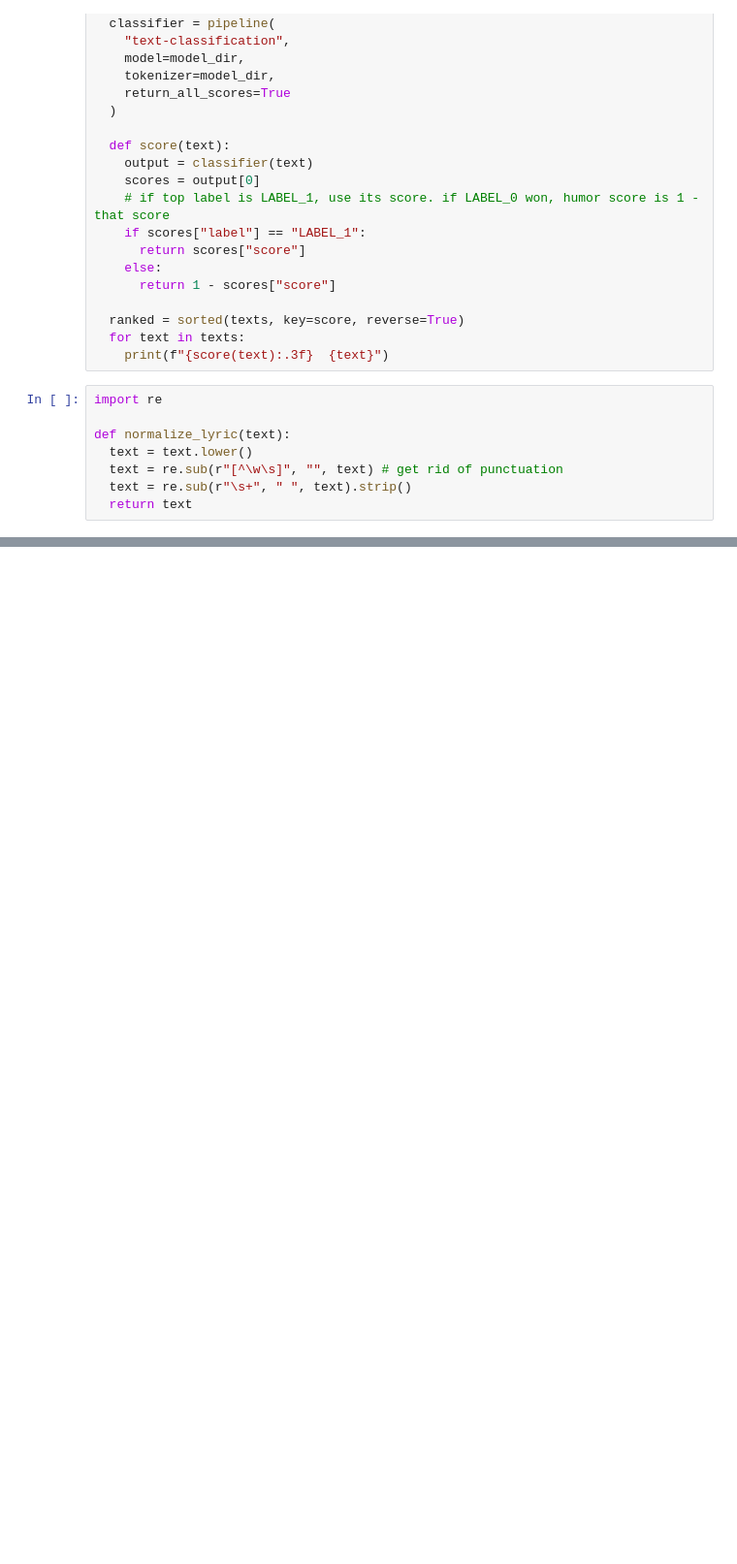
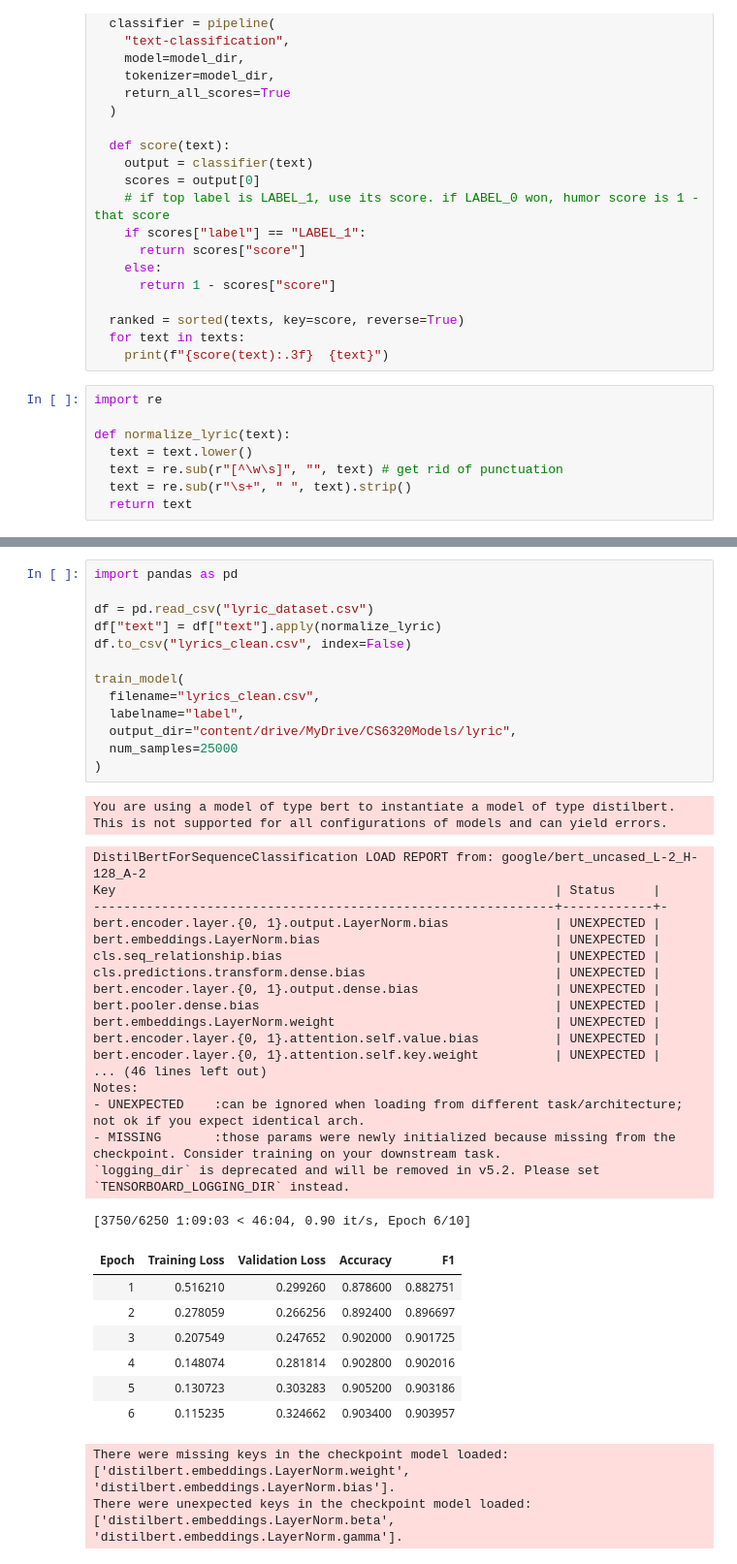
Before and after one commit to hyuntaekim1738/CS6320Project, a Jupyter notebook: pun_lyric_filtering/joke_lyric_filter.ipynb, the cells around one changed output, grey strips where cells are left out. Shown at 97% size. Saved outputs shown, nothing was run; the diff lists cells and outputs as text; blank space fills up the shorter version.

```diff
--- a/pun_lyric_filtering/joke_lyric_filter.ipynb
+++ b/pun_lyric_filtering/joke_lyric_filter.ipynb
@@ -95,0 +196,42 @@ def normalize_lyric(text):
+# %%
+import pandas as pd
+
+df = pd.read_csv("lyric_dataset.csv")
+df["text"] = df["text"].apply(normalize_lyric)
+df.to_csv("lyrics_clean.csv", index=False)
+
+train_model(
+  filename="lyrics_clean.csv",
+  labelname="label",
+  output_dir="content/drive/MyDrive/CS6320Models/lyric",
+  num_samples=25000
+)
+# %% [output]
+You are using a model of type bert to instantiate a model of type distilbert. This is not supported for all configurations of models and can yield errors.
+DistilBertForSequenceClassification LOAD REPORT from: google/bert_uncased_L-2_H-128_A-2
+Key                                                          | Status     |
+-------------------------------------------------------------+------------+-
+bert.encoder.layer.{0, 1}.output.LayerNorm.bias              | UNEXPECTED |
+bert.embeddings.LayerNorm.bias                               | UNEXPECTED |
+cls.seq_relationship.bias                                    | UNEXPECTED |
+cls.predictions.transform.dense.bias                         | UNEXPECTED |
+bert.encoder.layer.{0, 1}.output.dense.bias                  | UNEXPECTED |
+bert.pooler.dense.bias                                       | UNEXPECTED |
+bert.embeddings.LayerNorm.weight                             | UNEXPECTED |
+bert.encoder.layer.{0, 1}.attention.self.value.bias          | UNEXPECTED |
+bert.encoder.layer.{0, 1}.attention.self.key.weight          | UNEXPECTED |
+... (46 lines left out)
+Notes:
+- UNEXPECTED    :can be ignored when loading from different task/architecture; not ok if you expect identical arch.
+- MISSING       :those params were newly initialized because missing from the checkpoint. Consider training on your downstream task.
+`logging_dir` is deprecated and will be removed in v5.2. Please set `TENSORBOARD_LOGGING_DIR` instead.
+[3750/6250 1:09:03 < 46:04, 0.90 it/s, Epoch 6/10]
+| Epoch | Training Loss | Validation Loss | Accuracy | F1 |
+| 1 | 0.516210 | 0.299260 | 0.878600 | 0.882751 |
+| 2 | 0.278059 | 0.266256 | 0.892400 | 0.896697 |
+| 3 | 0.207549 | 0.247652 | 0.902000 | 0.901725 |
+| 4 | 0.148074 | 0.281814 | 0.902800 | 0.902016 |
+| 5 | 0.130723 | 0.303283 | 0.905200 | 0.903186 |
+| 6 | 0.115235 | 0.324662 | 0.903400 | 0.903957 |
+There were missing keys in the checkpoint model loaded: ['distilbert.embeddings.LayerNorm.weight', 'distilbert.embeddings.LayerNorm.bias'].
+There were unexpected keys in the checkpoint model loaded: ['distilbert.embeddings.LayerNorm.beta', 'distilbert.embeddings.LayerNorm.gamma'].
```
Also changed, not shown: parts of 5 cells of this notebook.
